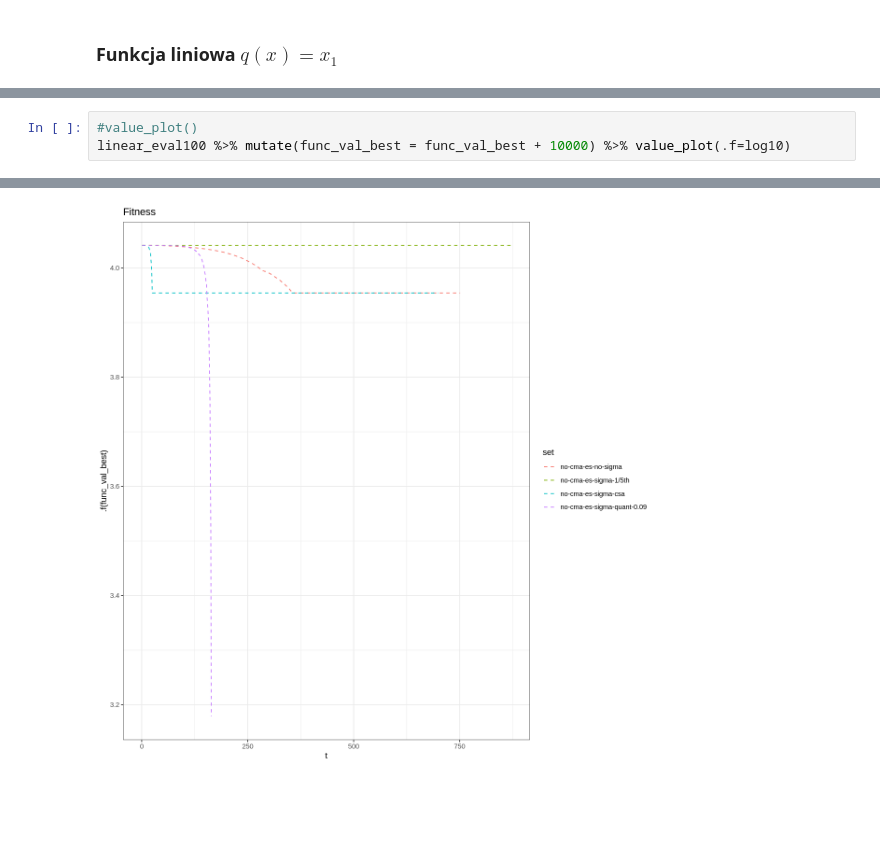
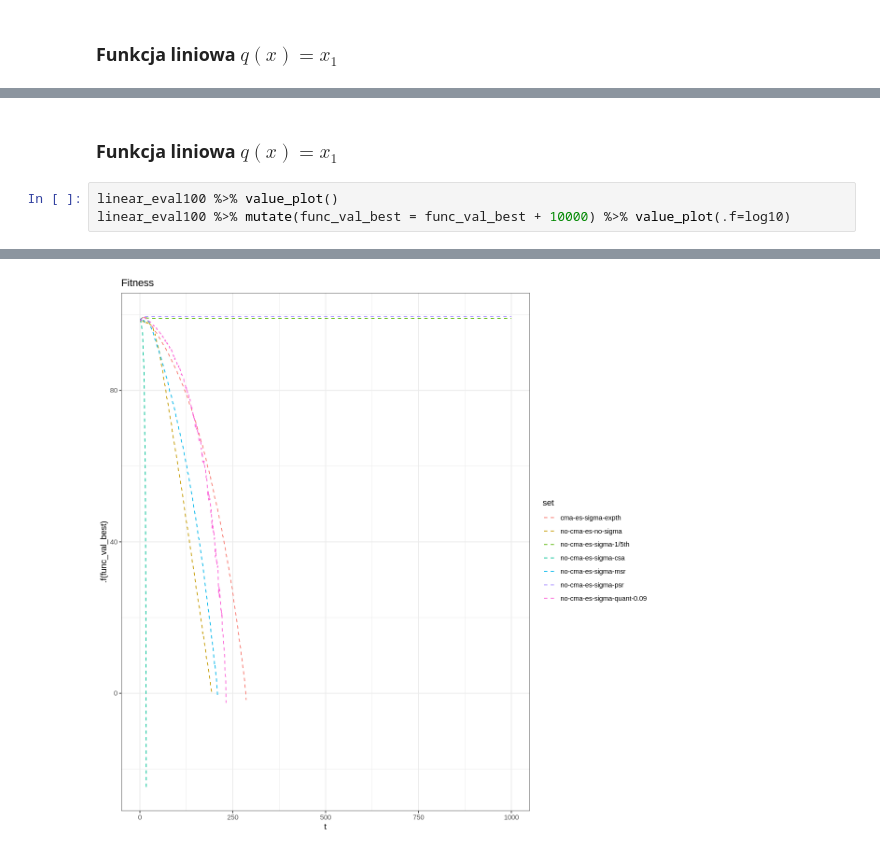
Before and after one commit to ewarchul/cma-es-exp, a Jupyter notebook: notebook/cma-es-sigma-rules.ipynb, the cells around one changed output, grey strips where cells are left out. Drawn from its saved outputs; the diff is of its cells as text; blank space fills up the shorter version.

```diff
--- a/notebook/cma-es-sigma-rules.ipynb
+++ b/notebook/cma-es-sigma-rules.ipynb
@@ -151,4 +206,6 @@ sphere_eval100 %>% value_plot(.f=log10)
+# %% [markdown]
+### Funkcja liniowa $q(x) = x_1$
 # %%
-#value_plot()
+linear_eval100 %>% value_plot()
 linear_eval100 %>% mutate(func_val_best = func_val_best + 10000) %>% value_plot(.f=log10)
 # %% [output]
@@ -161 +212 @@ Warning message:
-[figure, old version]
+[figure, new version]
```
Also changed, not shown: parts of 17 cells of this notebook.
